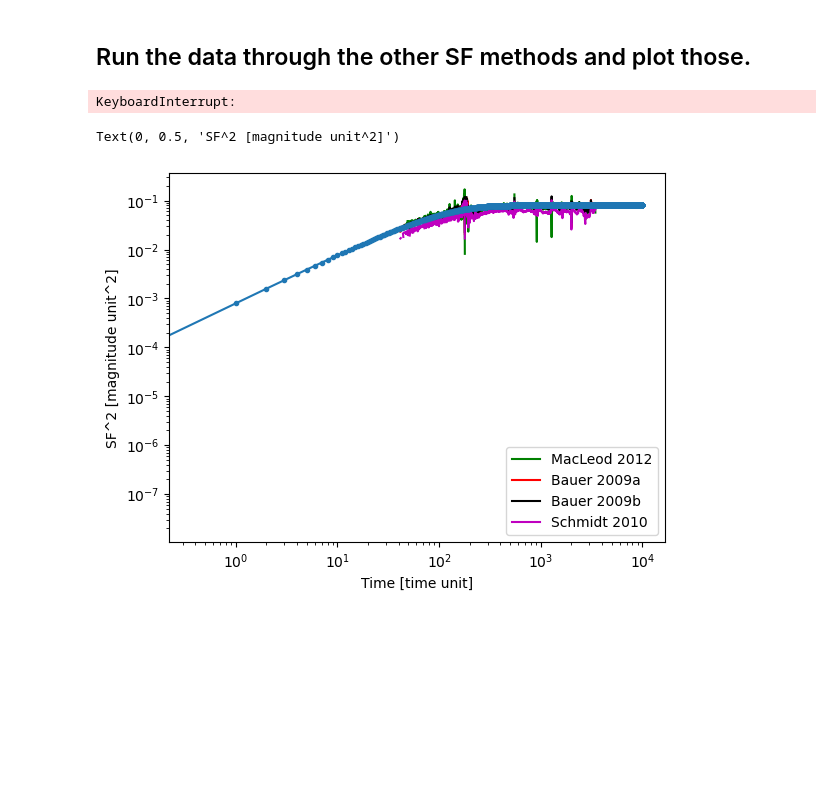
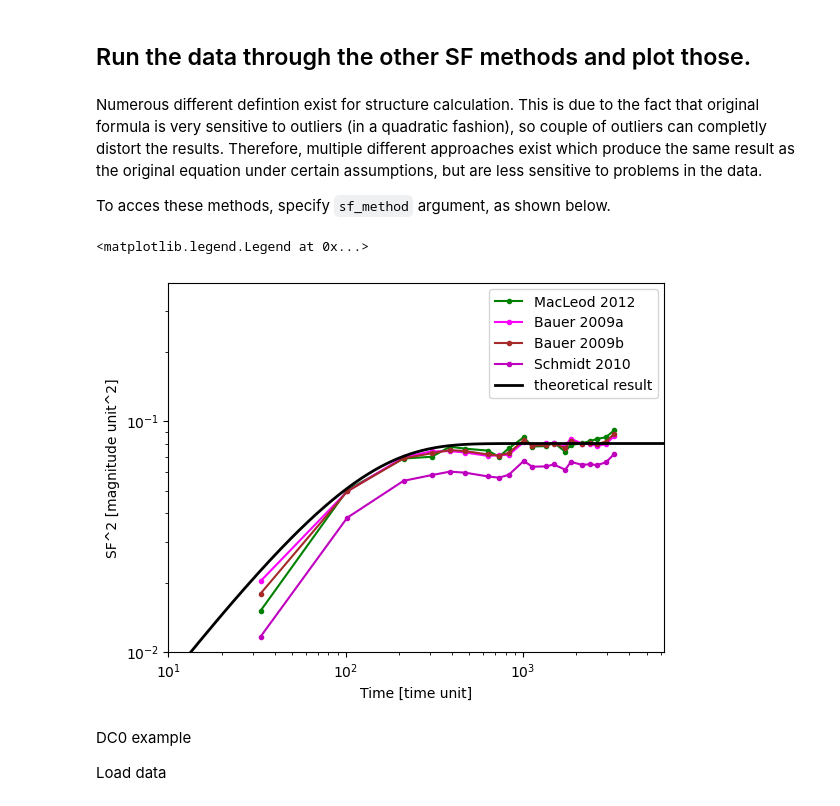
Before and after one commit to lincc-frameworks/tape, a Jupyter notebook: docs/tutorials/structure_function_showcase.ipynb, the cells around one changed output. Saved outputs shown, nothing was run; the diff lists cells and outputs as text; code cells hidden in the pictures; blank space fills up the shorter version.

```diff
--- a/docs/tutorials/structure_function_showcase.ipynb
+++ b/docs/tutorials/structure_function_showcase.ipynb
@@ -158,14 +279,21 @@ plt.show()
 # %% [markdown]
 ## Run the data through the other SF methods and plot those.
+# %% [markdown]
+Numerous different defintion exist for structure calculation. This is due to the fact that original
+formula is very sensitive to outliers (in a quadratic fashion), so couple of outliers can
+completly distort the results. Therefore, multiple different approaches exist which produce the same
+result as the original equation under certain assumptions, but are less sensitive to problems in the data.
+
+To acces these methods, specify `sf_method` argument, as shown below.
 # %%
+# This takes at the moment 3 minutes, 25 seconds
 arg_container = tape.analysis.structure_function.StructureFunctionArgumentContainer()
-
 
 
 arg_container.sf_method = 'macleod_2012'
 arg_container.combine = True
-arg_container.bin_count_target = 1000
-arg_container.calculation_repetitions = 100
+arg_container.bin_count_target = 100000
+arg_container.calculation_repetitions = 1
 res_macleod = ens.sf2( argument_container=arg_container)
 
 
@@ -177,20 +305,26 @@ res_bauer_b = ens.sf2(argument_container=arg_container)
 
 arg_container.sf_method = 'schmidt_2010'
 res_schmidt = ens.sf2(argument_container=arg_container)
-# %% [output]
-KeyboardInterrupt:
 # %%
 # plt.plot(res_basic['dt'], res_basic['sf2'], 'b', label='Basic', lw = 3, marker = 'o')
-plt.plot(res_macleod['dt'], res_macleod['sf2'], 'g', label='MacLeod 2012')
-plt.plot(res_bauer_a['dt'], res_bauer_a['sf2'], 'r', label='Bauer 2009a')
-plt.plot(res_bauer_b['dt'], res_bauer_b['sf2'], 'k', label='Bauer 2009b')
-plt.plot(res_schmidt['dt'], res_schmidt['sf2'], 'm', label='Schmidt 2010')
-plt.plot(t_th, SF_th, marker='.',)
+plt.plot(res_macleod['dt'], res_macleod['sf2'], 'g',marker='.', label='MacLeod 2012')
+plt.plot(res_bauer_a['dt'], res_bauer_a['sf2'], 'magenta',marker='.', label='Bauer 2009a')
+plt.plot(res_bauer_b['dt'], res_bauer_b['sf2'], 'brown',marker='.', label='Bauer 2009b')
+plt.plot(res_schmidt['dt'], res_schmidt['sf2'], 'm',marker='.', label='Schmidt 2010')
+plt.plot(t_th, SF_th, marker='', label='theoretical result',
+         color='black', lw=2 )
 plt.legend()
 plt.yscale('log')
 plt.xscale('log')
 plt.xlabel('Time [time unit]')
 plt.ylabel('SF^2 [magnitude unit^2]')
+plt.ylim(10**(-2), 10**(-0.4))
+plt.xlim(10**(1), 10**(3.8))
+plt.legend()
 # %% [output]
-Text(0, 0.5, 'SF^2 [magnitude unit^2]')
+<matplotlib.legend.Legend at 0x...>
-[figure, old version]
+[figure, new version]
+# %% [markdown]
+DC0 example
+
+Load data
```
Also changed, not shown: parts of 27 cells of this notebook.
